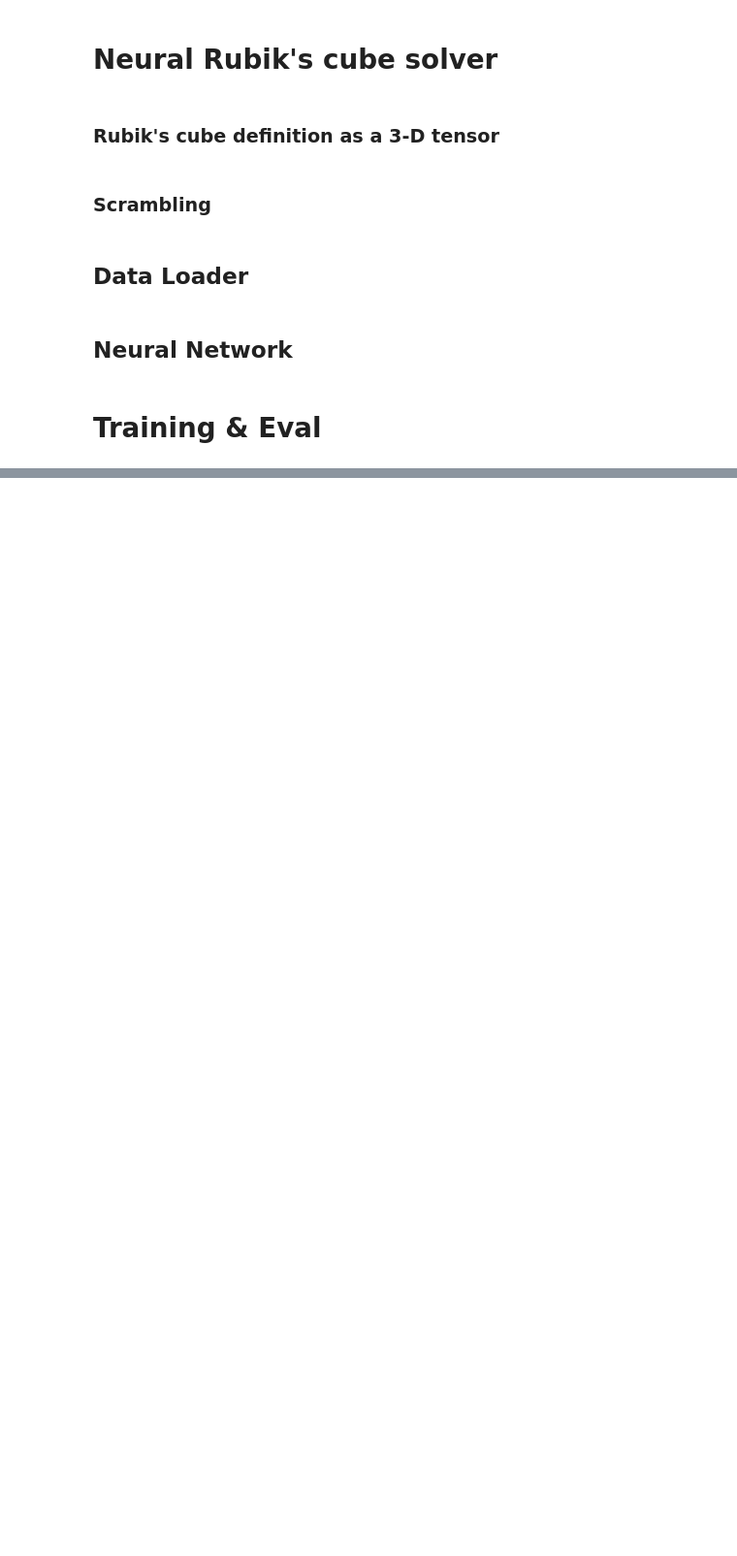
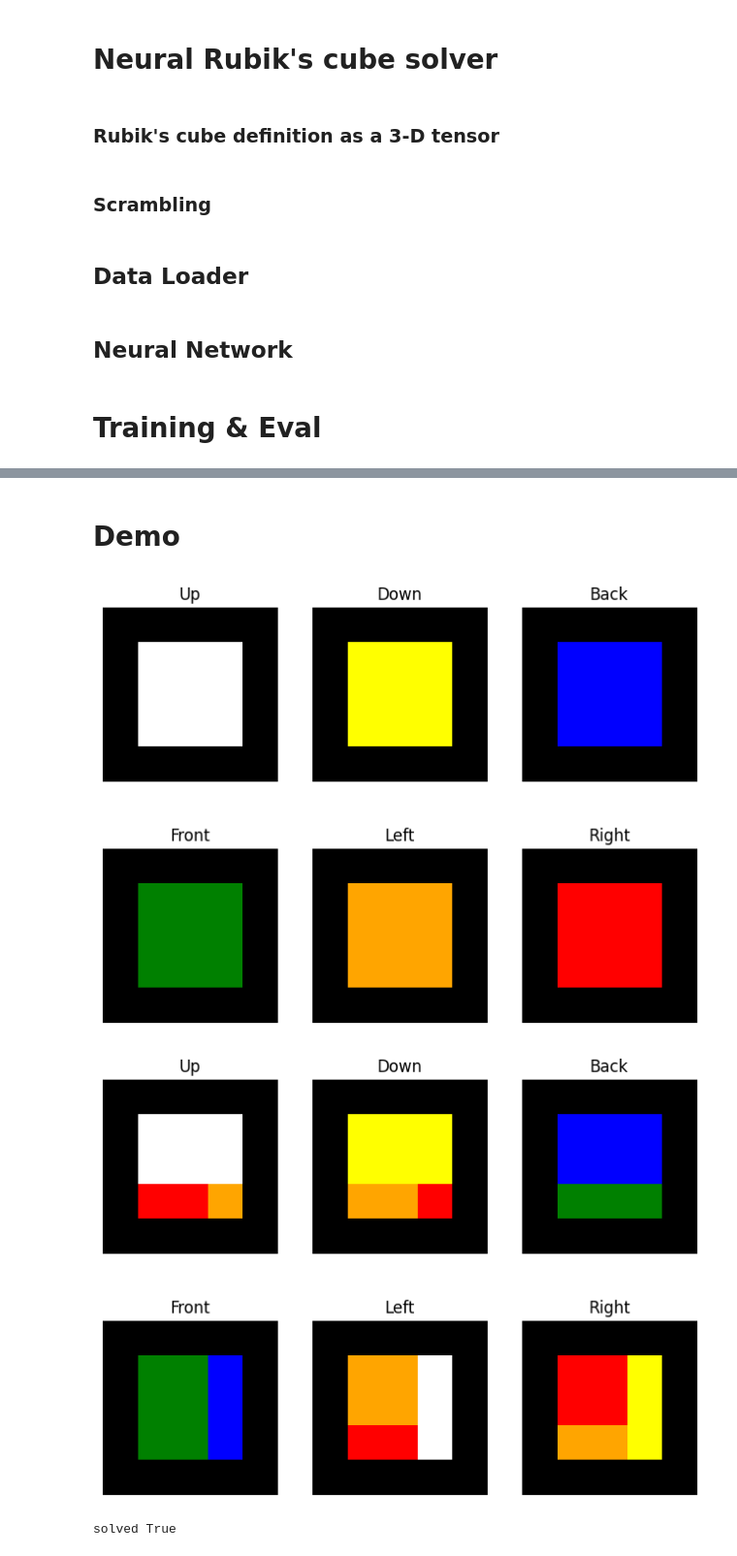
Before and after one commit to kvnjthms/rubiks, a Jupyter notebook: rubiks.ipynb, the cells around one changed output, grey strips where cells are left out. Shown: that part at 97% size. Drawn from its saved outputs; the diff is of its cells as text; code cells hidden in the pictures; blank space fills up the shorter version.

```diff
--- a/rubiks.ipynb
+++ b/rubiks.ipynb
@@ -252,0 +256,36 @@ Percentage of correctly solved cubes: 40.50%
+# %%
+import matplotlib.pyplot as plt
+import matplotlib.colors as mcolors
+
+def display_cube(cube):
+    faces = [cube[0], cube[4], cube[:, 0], cube[:, 4], cube[:, :, 0], cube[:, :, 4]]
+    colors = ["black", "red", "orange", "white", "yellow", "green", "blue"]
+    cmap = mcolors.ListedColormap(colors)
+    titles = ["Up", "Down", "Back", "Front", "Left", "Right"]
+
+    fig, axes = plt.subplots(2, 3, figsize=(8, 6))
+
+    for ax, face, title in zip(axes.flat, faces, titles):
+        ax.imshow(face, cmap=cmap, vmin=0, vmax=6)
+        ax.set_title(title)
+        ax.axis("off")
+
+    plt.show()
+# %% [markdown]
+# Demo
+# %%
+# Initialize and display the cube
+cube = init_cube()
+display_cube(cube)
+
+num_moves = np.random.randint(1, MAX_MOVES)
+moves = random.choices(move_types, k=num_moves)
+scrambled_cube = apply_moves(cube, moves)
+display_cube(scrambled_cube)
+cube, solved = net.solve(scrambled_cube.unsqueeze(0))
+print("solved", solved)
+display_cube(cube)
+# %% [output]
+[figure, added]
+[figure, added]
+solved True
```
Also changed, not shown: parts of 6 cells of this notebook.
